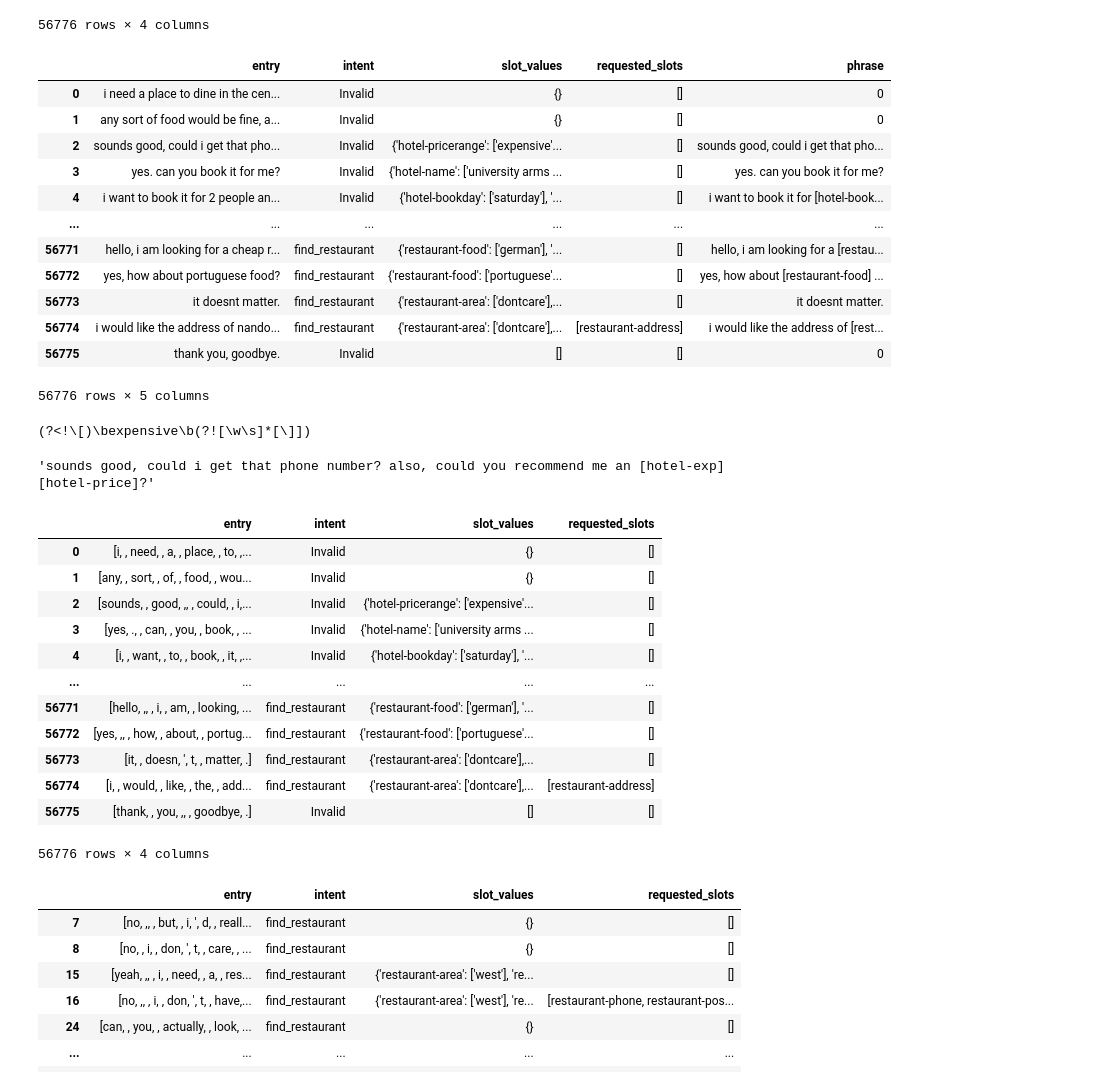
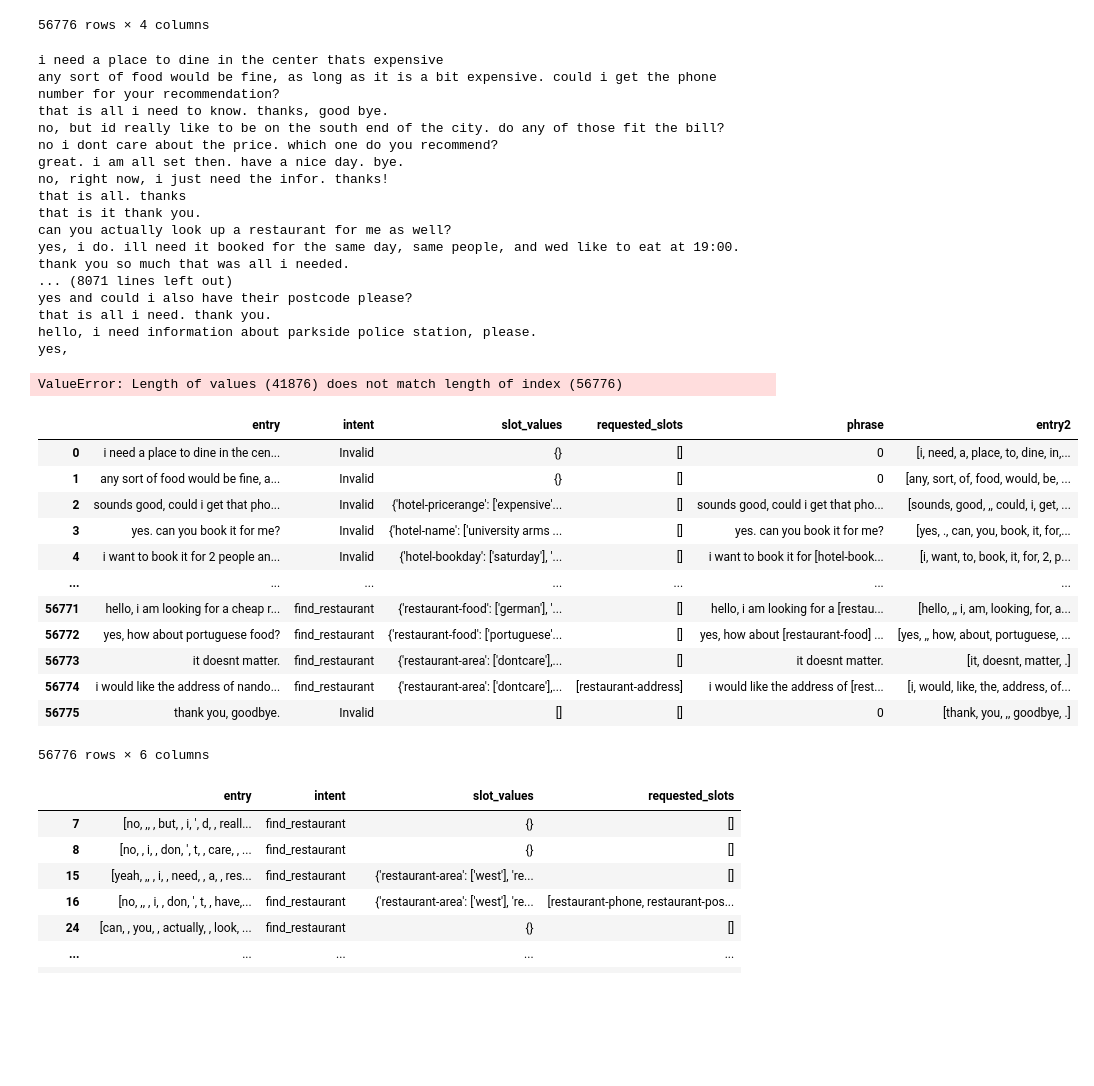
Before and after one commit to aaavalenca/PLN, a Jupyter notebook: Projeto_PLN.ipynb, the cells around one changed output. Cells and saved outputs as stored; diff of their text form; code cells hidden in the pictures; blank space fills up the shorter version.

```diff
--- a/Projeto_PLN.ipynb
+++ b/Projeto_PLN.ipynb
@@ -386,57 +386,50 @@ def replace_sv(te):
                 st = re.sub( pattern, "["+k+"]", st)
             tsv.append(st)
         else:
-            tsv.append('0')
+             tsv.append(['0' for e in i])
     return tsv
 
 train_extractor['phrase'] = replace_sv(train_extractor)
 train_extractor
 # %% [output]
-|  | entry | intent | slot_values | requested_slots | phrase |
-| 0 | i need a place to dine in the cen... | Invalid | {} | [] | 0 |
-| 1 | any sort of food would be fine, a... | Invalid | {} | [] | 0 |
-| 2 | sounds good, could i get that pho... | Invalid | {'hotel-pricerange': ['expensive'... | [] | sounds good, could i get that pho... |
-| 3 | yes. can you book it for me? | Invalid | {'hotel-name': ['university arms ... | [] | yes. can you book it for me? |
-| 4 | i want to book it for 2 people an... | Invalid | {'hotel-bookday': ['saturday'], '... | [] | i want to book it for [hotel-book... |
-| ... | ... | ... | ... | ... | ... |
-| 56771 | hello, i am looking for a cheap r... | find_restaurant | {'restaurant-food': ['german'], '... | [] | hello, i am looking for a [restau... |
-| 56772 | yes, how about portuguese food? | find_restaurant | {'restaurant-food': ['portuguese'... | [] | yes, how about [restaurant-food] ... |
-| 56773 | it doesnt matter. | find_restaurant | {'restaurant-area': ['dontcare'],... | [] | it doesnt matter. |
-| 56774 | i would like the address of nando... | find_restaurant | {'restaurant-area': ['dontcare'],... | [restaurant-address] | i would like the address of [rest... |
-| 56775 | thank you, goodbye. | Invalid | [] | [] | 0 |
-56776 rows × 5 columns
+i need a place to dine in the center thats expensive
+any sort of food would be fine, as long as it is a bit expensive. could i get the phone number for your recommendation?
+that is all i need to know. thanks, good bye.
+no, but id really like to be on the south end of the city. do any of those fit the bill?
+no i dont care about the price. which one do you recommend?
+great. i am all set then. have a nice day. bye.
+no, right now, i just need the infor. thanks!
+that is all. thanks
+that is it thank you.
+can you actually look up a restaurant for me as well?
+yes, i do. ill need it booked for the same day, same people, and wed like to eat at 19:00.
+thank you so much that was all i needed.
+... (8071 lines left out)
+yes and could i also have their postcode please?
+that is all i need. thank you.
+hello, i need information about parkside police station, please.
+yes,
+ValueError: Length of values (41876) does not match length of index (56776)
-# %%
-import re
-s = "sounds good, could i get that phone number? also, could you recommend me an expensive hotel?"
-patt = r"(?<!\[)\b"+"expensive"+"\\b(?![\w\s]*[\]])"
-print(patt)
-x = re.sub(patt, "["+"hotel-exp"+"]", s)
-patt2 = r'(?<!\[)\bhotel\b(?![\w\s]*[\]])'
-re.sub(patt2, "[hotel-price]", x)
-# %% [output]
-(?<!\[)\bexpensive\b(?![\w\s]*[\]])
-'sounds good, could i get that phone number? also, could you recommend me an [hotel-exp] [hotel-price]?'
 # %%
-import re
 # separando em palavras, em pontuação e em espaços em branco
-train_extractor['entry'] = [re.findall("\w+|'!\"#$%&()*+,-./:;<=>?@[\\]^_`{|}~'|\s", i) for i in train_extractor['entry']]
+# train_extractor['entry2'] = [re.findall(r"\w+|'!\"#$%&()*+,-./:;<=>?@[\\]^_`{|}~'|\s", i) for i in train_extractor['entry']]
+# sem pontuação
+train_extractor['entry2'] = [re.findall(r'\w+|\S+', i) for i in train_extractor['entry']]
 train_extractor
-# sem espaço e sem pontuação
-# train_extractor['entry'] = [re.findall(r'\w+|\S+', i) for i in train_extractor['entry']]
 # %% [output]
-|  | entry | intent | slot_values | requested_slots |
-| 0 | [i, , need, , a, , place, , to, ,... | Invalid | {} | [] |
-| 1 | [any, , sort, , of, , food, , wou... | Invalid | {} | [] |
-| 2 | [sounds, , good, ,, , could, , i,... | Invalid | {'hotel-pricerange': ['expensive'... | [] |
-| 3 | [yes, ., , can, , you, , book, , ... | Invalid | {'hotel-name': ['university arms ... | [] |
-| 4 | [i, , want, , to, , book, , it, ,... | Invalid | {'hotel-bookday': ['saturday'], '... | [] |
-| ... | ... | ... | ... | ... |
-| 56771 | [hello, ,, , i, , am, , looking, ... | find_restaurant | {'restaurant-food': ['german'], '... | [] |
-| 56772 | [yes, ,, , how, , about, , portug... | find_restaurant | {'restaurant-food': ['portuguese'... | [] |
-| 56773 | [it, , doesn, ', t, , matter, .] | find_restaurant | {'restaurant-area': ['dontcare'],... | [] |
-| 56774 | [i, , would, , like, , the, , add... | find_restaurant | {'restaurant-area': ['dontcare'],... | [restaurant-address] |
-| 56775 | [thank, , you, ,, , goodbye, .] | Invalid | [] | [] |
+|  | entry | intent | slot_values | requested_slots | phrase | entry2 |
+| 0 | i need a place to dine in the cen... | Invalid | {} | [] | 0 | [i, need, a, place, to, dine, in,... |
+| 1 | any sort of food would be fine, a... | Invalid | {} | [] | 0 | [any, sort, of, food, would, be, ... |
+| 2 | sounds good, could i get that pho... | Invalid | {'hotel-pricerange': ['expensive'... | [] | sounds good, could i get that pho... | [sounds, good, ,, could, i, get, ... |
+| 3 | yes. can you book it for me? | Invalid | {'hotel-name': ['university arms ... | [] | yes. can you book it for me? | [yes, ., can, you, book, it, for,... |
+| 4 | i want to book it for 2 people an... | Invalid | {'hotel-bookday': ['saturday'], '... | [] | i want to book it for [hotel-book... | [i, want, to, book, it, for, 2, p... |
+| ... | ... | ... | ... | ... | ... | ... |
+| 56771 | hello, i am looking for a cheap r... | find_restaurant | {'restaurant-food': ['german'], '... | [] | hello, i am looking for a [restau... | [hello, ,, i, am, looking, for, a... |
+| 56772 | yes, how about portuguese food? | find_restaurant | {'restaurant-food': ['portuguese'... | [] | yes, how about [restaurant-food] ... | [yes, ,, how, about, portuguese, ... |
+| 56773 | it doesnt matter. | find_restaurant | {'restaurant-area': ['dontcare'],... | [] | it doesnt matter. | [it, doesnt, matter, .] |
+| 56774 | i would like the address of nando... | find_restaurant | {'restaurant-area': ['dontcare'],... | [restaurant-address] | i would like the address of [rest... | [i, would, like, the, address, of... |
+| 56775 | thank you, goodbye. | Invalid | [] | [] | 0 | [thank, you, ,, goodbye, .] |
-56776 rows × 4 columns
+56776 rows × 6 columns
 # %%
 train_extractor = train_extractor[train_extractor['intent']!='Invalid']
 test_extractor = test_extractor[test_extractor['intent']!='Invalid']
```
Also changed, not shown: parts of 2 cells of this notebook.
